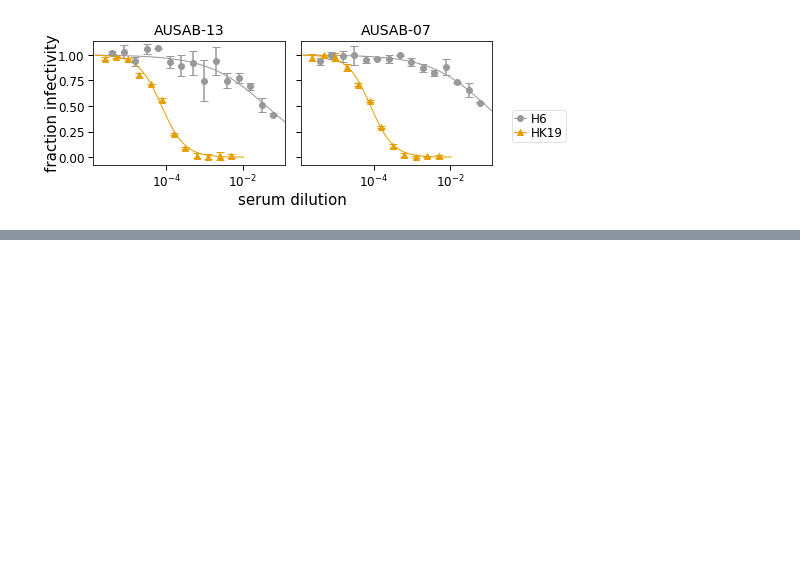
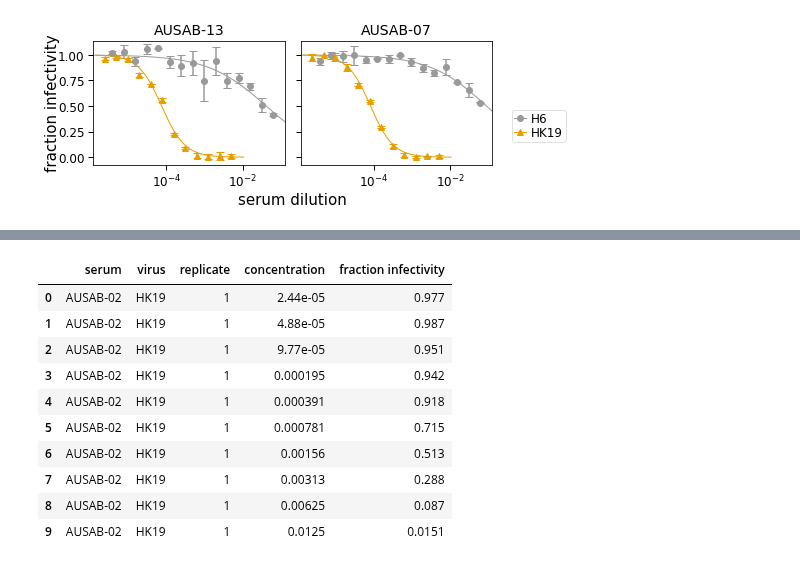
Before and after one commit to sorsinelli/flu_h3_hk19_dms_ic50, a Jupyter notebook: experiments/neut_assays/analyze_sera_neut_screening.ipynb, the cells around one changed output, grey strips where cells are left out. Cells and saved outputs as stored; diff of their text form; code cells hidden in the pictures; blank space fills up the shorter version.

```diff
--- a/experiments/neut_assays/analyze_sera_neut_screening.ipynb
+++ b/experiments/neut_assays/analyze_sera_neut_screening.ipynb
@@ -356,0 +391,17 @@ plt.savefig('figures/221006_serum_neuts_07-13.pdf', bbox_inches=bbox)
+# %%
+data = (
+    pd.read_csv('neut_data/221018_neuts_tidy.csv')
+)
+data.head(10)
+# %% [output]
+|  | serum | virus | replicate | concentration | fraction infectivity |
+| 0 | AUSAB-02 | HK19 | 1 | 2.44e-05 | 0.977 |
+| 1 | AUSAB-02 | HK19 | 1 | 4.88e-05 | 0.987 |
+| 2 | AUSAB-02 | HK19 | 1 | 9.77e-05 | 0.951 |
+| 3 | AUSAB-02 | HK19 | 1 | 0.000195 | 0.942 |
+| 4 | AUSAB-02 | HK19 | 1 | 0.000391 | 0.918 |
+| 5 | AUSAB-02 | HK19 | 1 | 0.000781 | 0.715 |
+| 6 | AUSAB-02 | HK19 | 1 | 0.00156 | 0.513 |
+| 7 | AUSAB-02 | HK19 | 1 | 0.00313 | 0.288 |
+| 8 | AUSAB-02 | HK19 | 1 | 0.00625 | 0.087 |
+| 9 | AUSAB-02 | HK19 | 1 | 0.0125 | 0.0151 |
```
Also changed, not shown: parts of 4 cells of this notebook, 1 other file.
